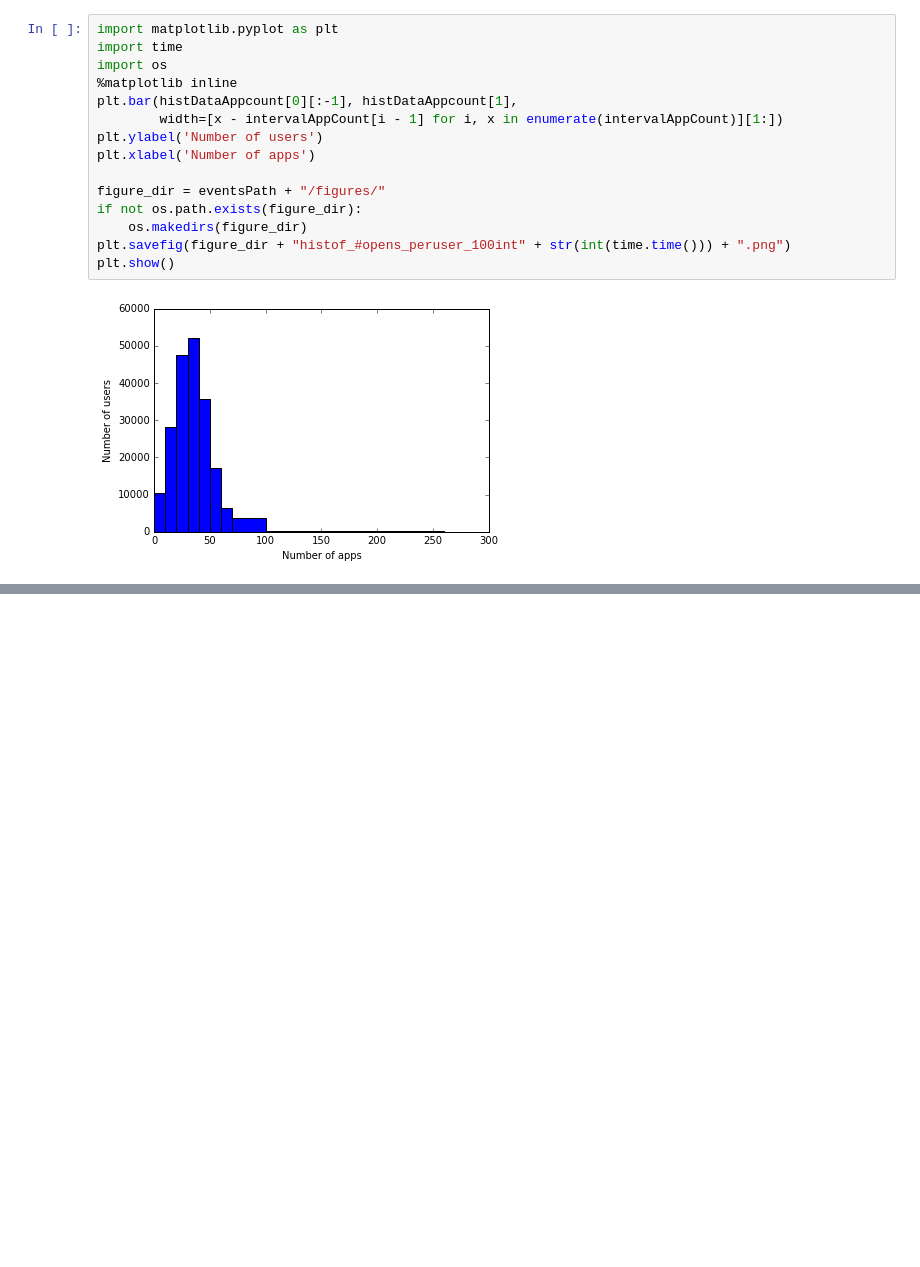
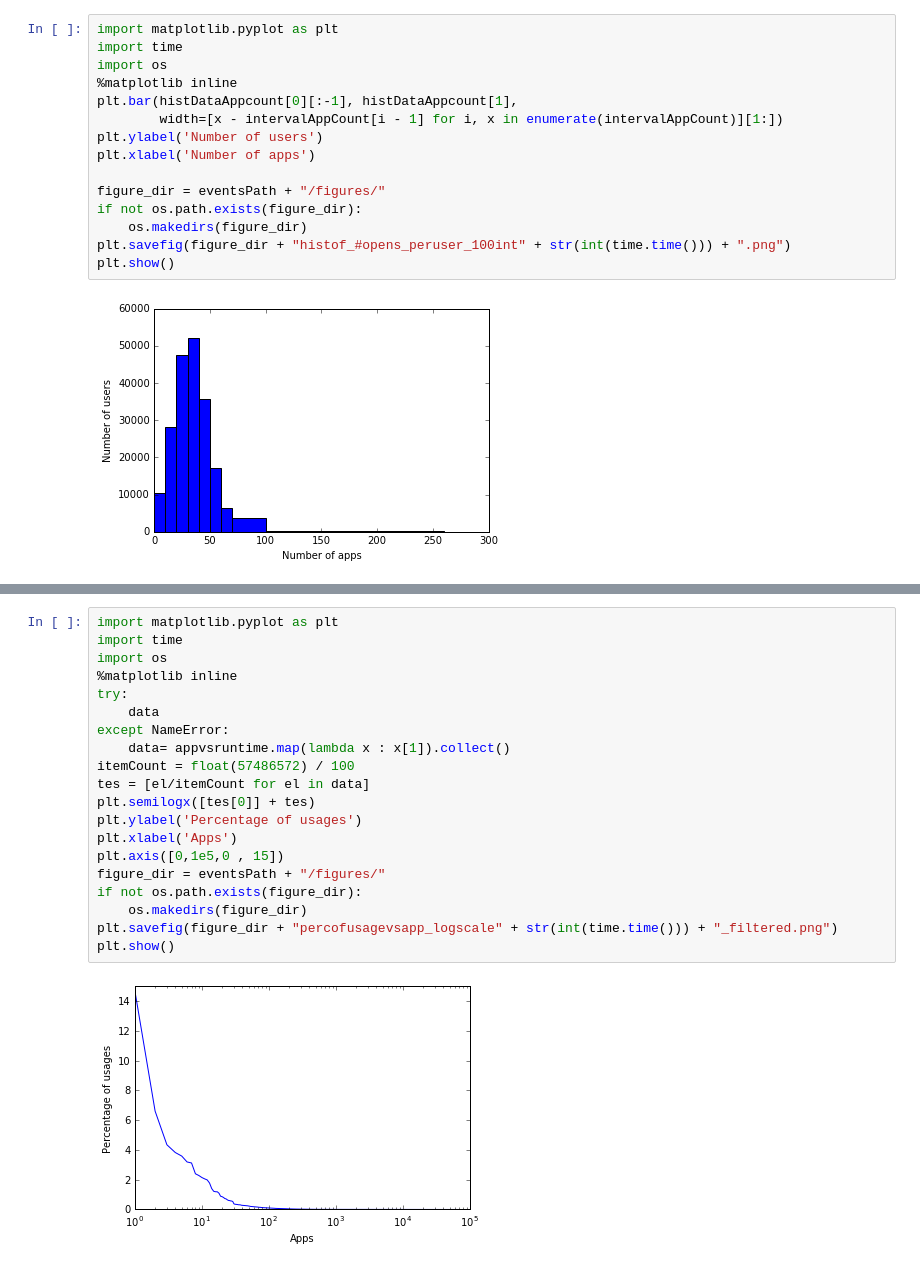
Before and after one commit to rubattino/apprecsys, a Jupyter notebook: notebooks/Dataset Statistics-Merged.ipynb, the cells around one changed output, grey strips where cells are left out. Cells and saved outputs as stored; diff of their text form; blank space fills up the shorter version.

```diff
--- a/notebooks/Dataset Statistics-Merged.ipynb
+++ b/notebooks/Dataset Statistics-Merged.ipynb
@@ -423,0 +465,22 @@ outp.close()
+# %%
+import matplotlib.pyplot as plt
+import time
+import os
+%matplotlib inline
+try:
+    data
+except NameError:
+    data= appvsruntime.map(lambda x : x[1]).collect()
+itemCount = float(57486572) / 100
+tes = [el/itemCount for el in data]
+plt.semilogx([tes[0]] + tes)
+plt.ylabel('Percentage of usages')
+plt.xlabel('Apps')
+plt.axis([0,1e5,0 , 15])
+figure_dir = eventsPath + "/figures/"
+if not os.path.exists(figure_dir):
+    os.makedirs(figure_dir)
+plt.savefig(figure_dir + "percofusagevsapp_logscale" + str(int(time.time())) + "_filtered.png")
+plt.show()
+# %% [output]
+[figure, added]
```
Also changed, not shown: parts of 22 cells of this notebook.
